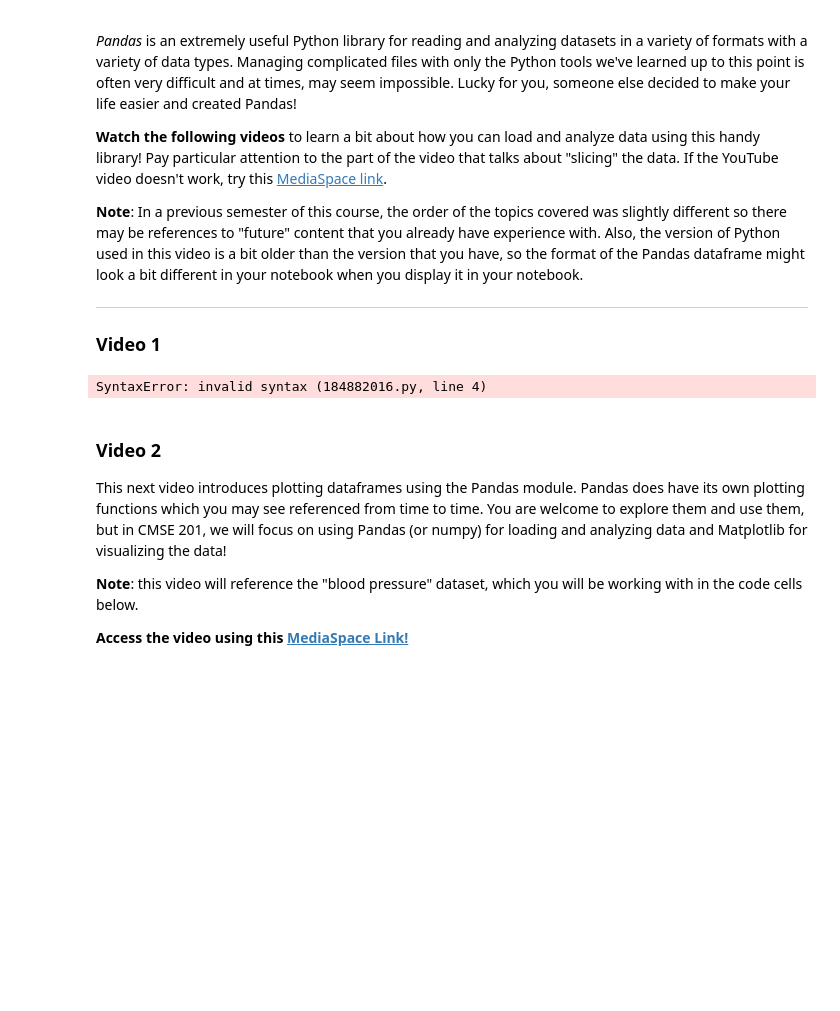
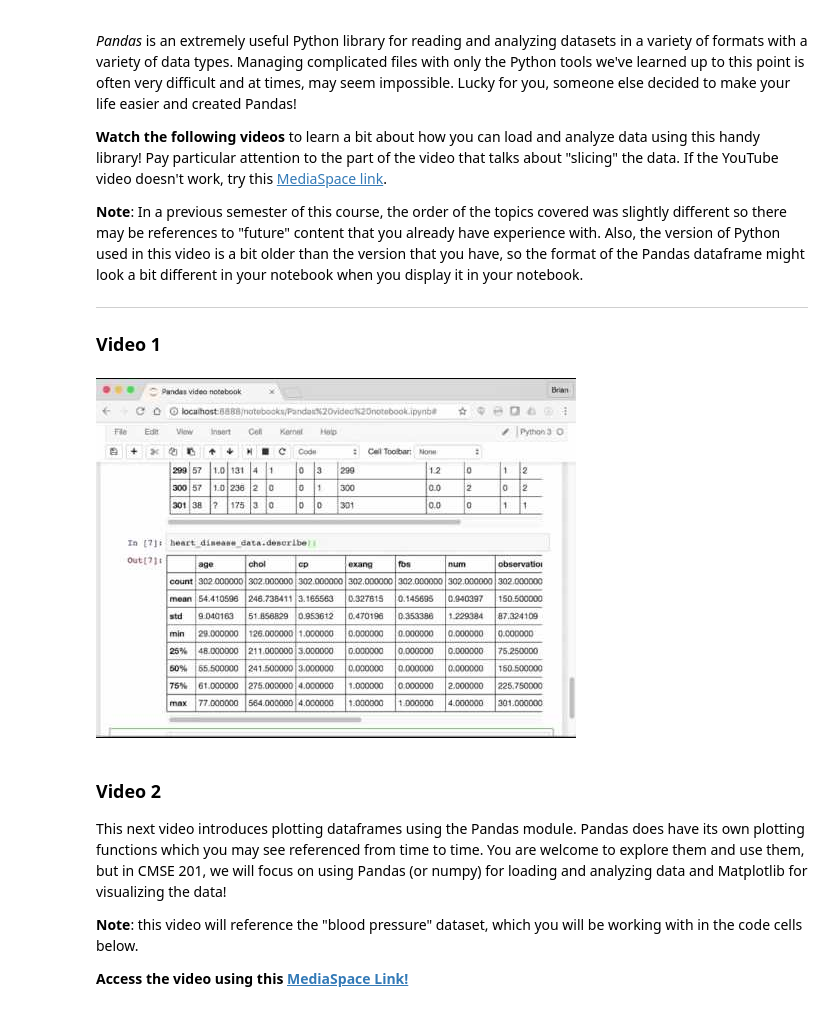
Before and after one commit to andrew-koren/cautious-adventure, a Jupyter notebook: my shit/cmse/Day-10_Pre-Class_Pandas-STUDENT.ipynb, the cells around one changed output. Saved outputs shown, nothing was run; the diff lists cells and outputs as text; code cells hidden in the pictures; blank space fills up the shorter version.

```diff
--- a/my shit/cmse/Day-10_Pre-Class_Pandas-STUDENT.ipynb
+++ b/my shit/cmse/Day-10_Pre-Class_Pandas-STUDENT.ipynb
@@ -64,10 +64,10 @@ iframe
 # %%
 # Video on the Pandas module
 from IPython.display import YouTubeVideo
 YouTubeVideo("A0InxIMAvlU",width=640,height=360,end=405)
-https://www.youtube.com/embed/A0InxIMAvlU
+#https://www.youtube.com/embed/A0InxIMAvlU
 # %% [output]
-SyntaxError: invalid syntax (184882016.py, line 4)
+[figure, added]
 # %% [markdown]
 ### Video 2
 
```
Also changed, not shown: parts of 14 cells of this notebook.
